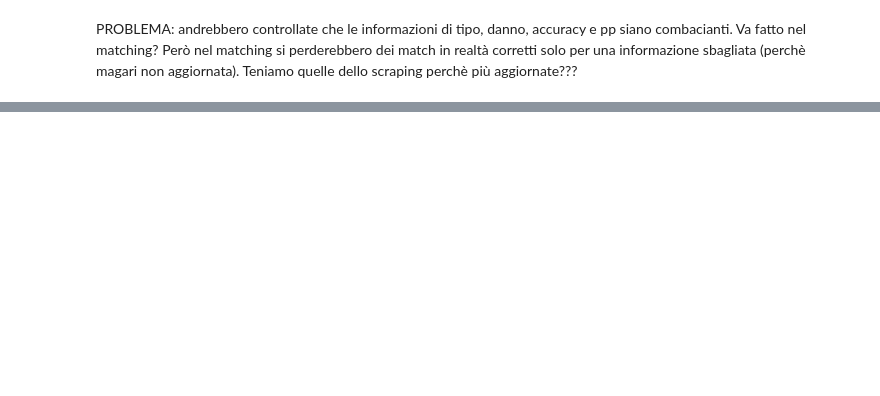
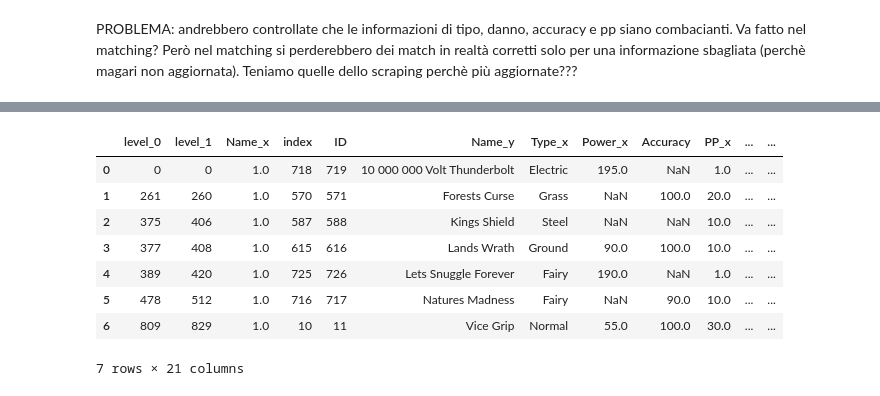
Before and after one commit to giocoal/competitive-pokemon-graph-database, a Jupyter notebook: Integrazione.ipynb, the cells around one changed output, grey strips where cells are left out. Cells and saved outputs as stored; diff of their text form; code cells hidden in the pictures; blank space fills up the shorter version.

```diff
--- a/Integrazione.ipynb
+++ b/Integrazione.ipynb
@@ -1056,0 +1177,4 @@ PROBLEMA: andrebbero controllate che le informazioni di tipo, danno, accuracy e
+# %%
+#Inizializzo l'indexer per l'integrazione e il matching
+indexer = rl.Index()
+indexer.full()
@@ -1056,0 +1184,3 @@ PROBLEMA: andrebbero controllate che le informazioni di tipo, danno, accuracy e
+# %%
+candidates = indexer.index(moves_api_unmatch, moves_scrap_unmatch)
+print(len(candidates))
@@ -1056,0 +1189,5 @@ PROBLEMA: andrebbero controllate che le informazioni di tipo, danno, accuracy e
+# %%
+compare = rl.Compare()
+compare.string('Name', 'Name', threshold=0.8, label='Name')
+
+features = compare.compute(candidates, moves_api_unmatch, moves_scrap_unmatch)
@@ -1056,0 +1200,3 @@ PROBLEMA: andrebbero controllate che le informazioni di tipo, danno, accuracy e
+# %%
+potential_matches = features[features.sum(axis=1) > 0].reset_index()
+potential_matches
@@ -1056,0 +1212,18 @@ PROBLEMA: andrebbero controllate che le informazioni di tipo, danno, accuracy e
+# %%
+#Aggiungo le informazioni da API (la colonna riferita a API è level_0)
+moves_unmatch = pd.merge(potential_matches, moves_api_unmatch, left_on="level_0", right_index=True)
+
+#Aggiungo le informazioni da scraping (la colonna riferita a scraping è level_1)
+moves_unmatch = pd.merge(moves_unmatch, moves_scrap_unmatch, left_on="level_1", right_index=True)
+
+moves_unmatch
+# %% [output]
+|  | level_0 | level_1 | Name_x | index | ID | Name_y | Type_x | Power_x | Accuracy | PP_x | ... | ... |
+| 0 | 0 | 0 | 1.0 | 718 | 719 | 10 000 000 Volt Thunderbolt | Electric | 195.0 | NaN | 1.0 | ... | ... |
+| 1 | 261 | 260 | 1.0 | 570 | 571 | Forests Curse | Grass | NaN | 100.0 | 20.0 | ... | ... |
+| 2 | 375 | 406 | 1.0 | 587 | 588 | Kings Shield | Steel | NaN | NaN | 10.0 | ... | ... |
+| 3 | 377 | 408 | 1.0 | 615 | 616 | Lands Wrath | Ground | 90.0 | 100.0 | 10.0 | ... | ... |
+| 4 | 389 | 420 | 1.0 | 725 | 726 | Lets Snuggle Forever | Fairy | 190.0 | NaN | 1.0 | ... | ... |
+| 5 | 478 | 512 | 1.0 | 716 | 717 | Natures Madness | Fairy | NaN | 90.0 | 10.0 | ... | ... |
+| 6 | 809 | 829 | 1.0 | 10 | 11 | Vice Grip | Normal | 55.0 | 100.0 | 30.0 | ... | ... |
+7 rows × 21 columns
```
Also changed, not shown: parts of 42 cells of this notebook, 7 other files.
